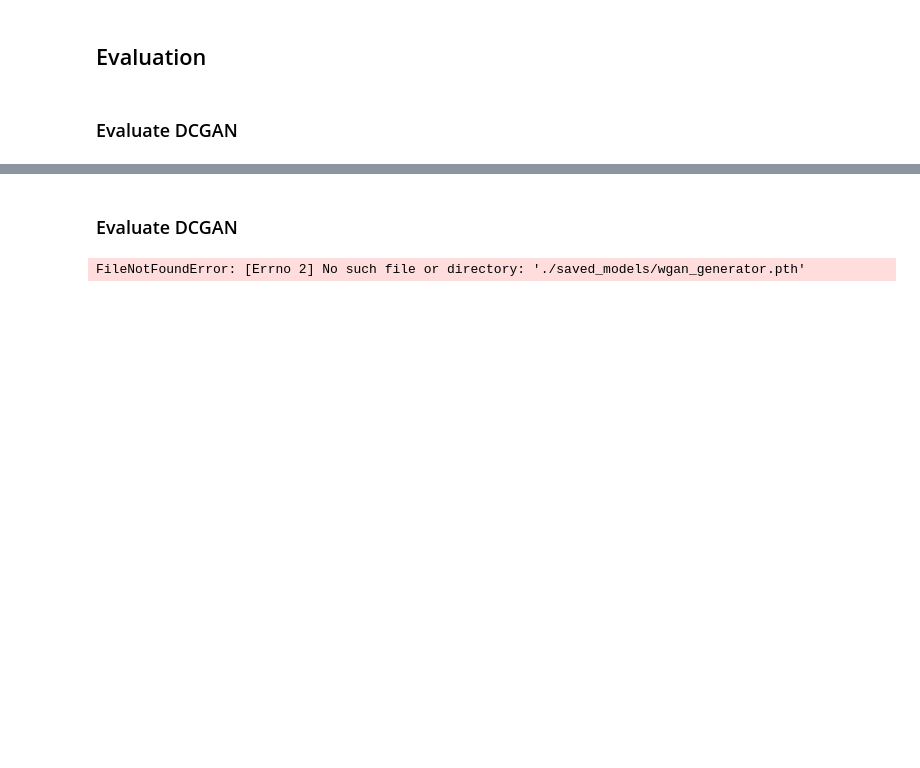
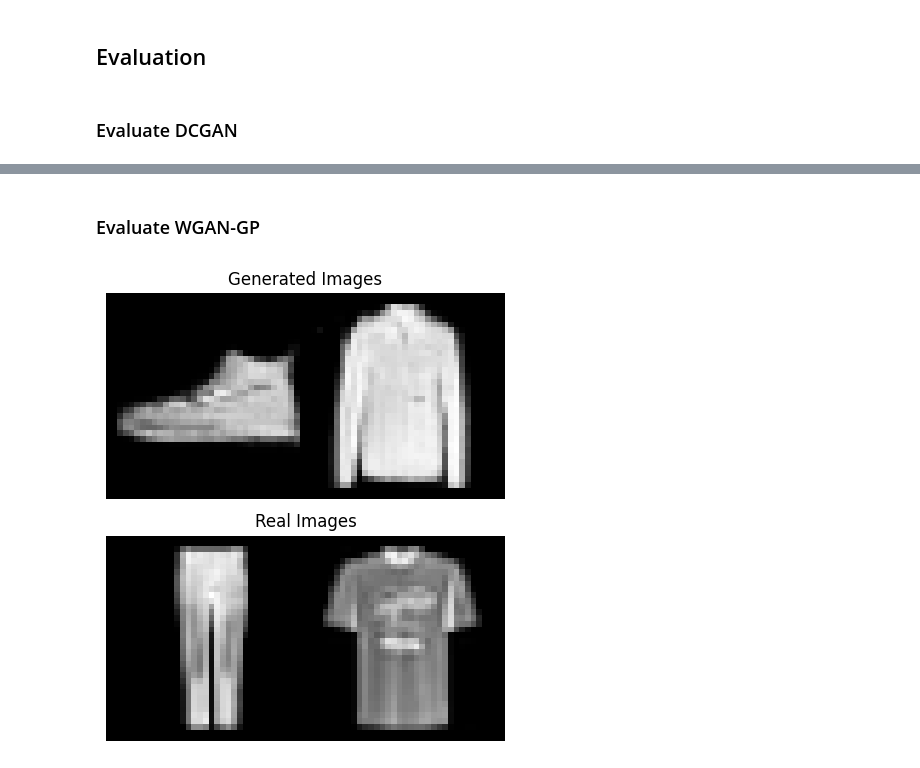
Before and after one commit to kariander1/HW3DeepLearning, a Jupyter notebook: ImprovedTrainingOfGAN.ipynb, the cells around one changed output, grey strips where cells are left out. Saved outputs shown, nothing was run; the diff lists cells and outputs as text; code cells hidden in the pictures; blank space fills up the shorter version.

```diff
--- a/ImprovedTrainingOfGAN.ipynb
+++ b/ImprovedTrainingOfGAN.ipynb
@@ -267,7 +276,7 @@ load_and_plot_samples(generator_path, gan_train_config['dcgan'], device, data_lo
 # %% [markdown]
-### Evaluate DCGAN
+### Evaluate WGAN-GP
 # %%
 generator_path = os.path.join(save_path, f'wgan_generator.pth')
-load_and_plot_samples(generator_path, nz, device, data_loader=data_loader,num_samples=2)
+load_and_plot_samples(generator_path, gan_train_config['wgan'], device, data_loader=data_loader,num_samples=2)
 # %% [output]
-FileNotFoundError: [Errno 2] No such file or directory: './saved_models/wgan_generator.pth'
+[figure, added]
```
Also changed, not shown: parts of 6 cells of this notebook.
